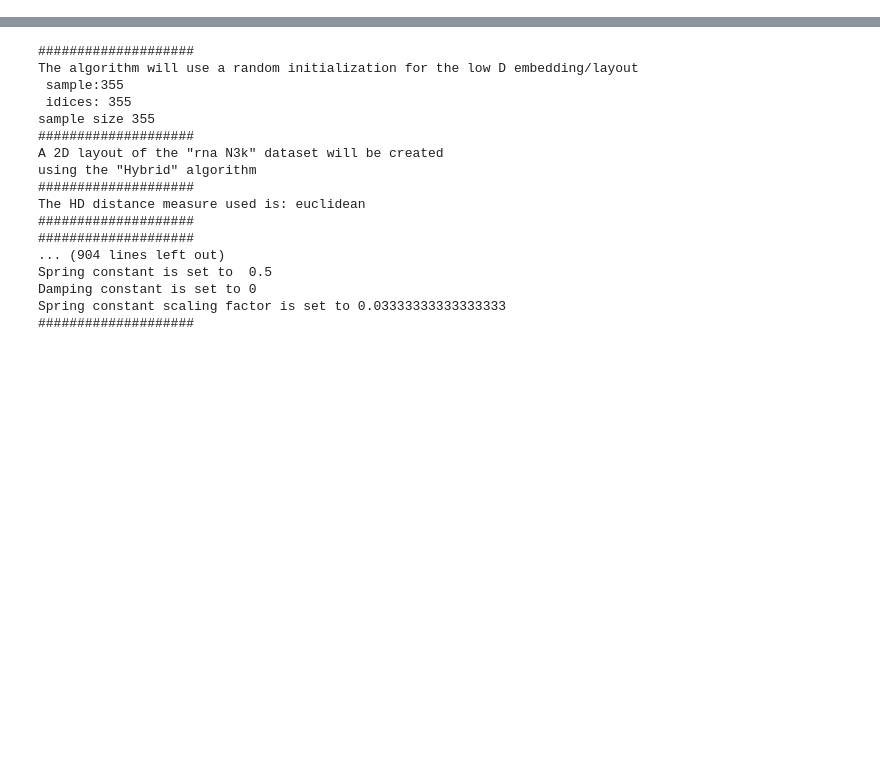
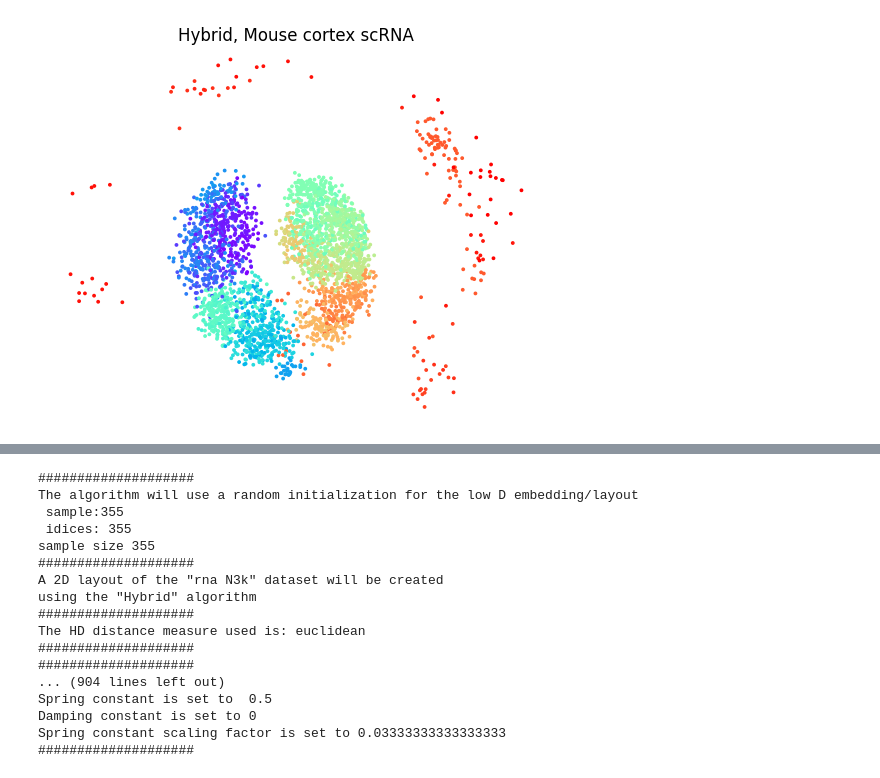
Before and after one commit to Jan961/2095736w, a Jupyter notebook: experiments/hybrid/comparing_sampling.ipynb, the cells around one changed output, grey strips where cells are left out. Cells and saved outputs as stored; diff of their text form; code cells hidden in the pictures; blank space fills up the shorter version.

```diff
--- a/experiments/hybrid/comparing_sampling.ipynb
+++ b/experiments/hybrid/comparing_sampling.ipynb
@@ -17,3 +17,9 @@ Fetching the "rna N3k" dataset
 Dataset loaded
 Dataset shape: (3000, 50)
 ####################
+# %%
+hybrid_correct = Hybrid(dataset=dataset, alpha=0.6,
+                    use_knnd=False, sample_set_size=10, neighbour_set_size=5, use_correct_interpolation_error=True,
+                        use_random_sample=True)
+print(hybrid_correct.initial_sample_size)
+hybrid_layout_correct = LayoutCreation().create_layout(hybrid_correct, optional_metric_collection=None)
@@ -19,0 +46,4 @@ Dataset shape: (3000, 50)
+# %%
+show_layout(hybrid_layout_correct, use_labels=True, title="Hybrid, Mouse cortex scRNA")
+# %% [output]
+[figure, added]
```
Also changed, not shown: parts of 4 cells of this notebook, 9 other files.
